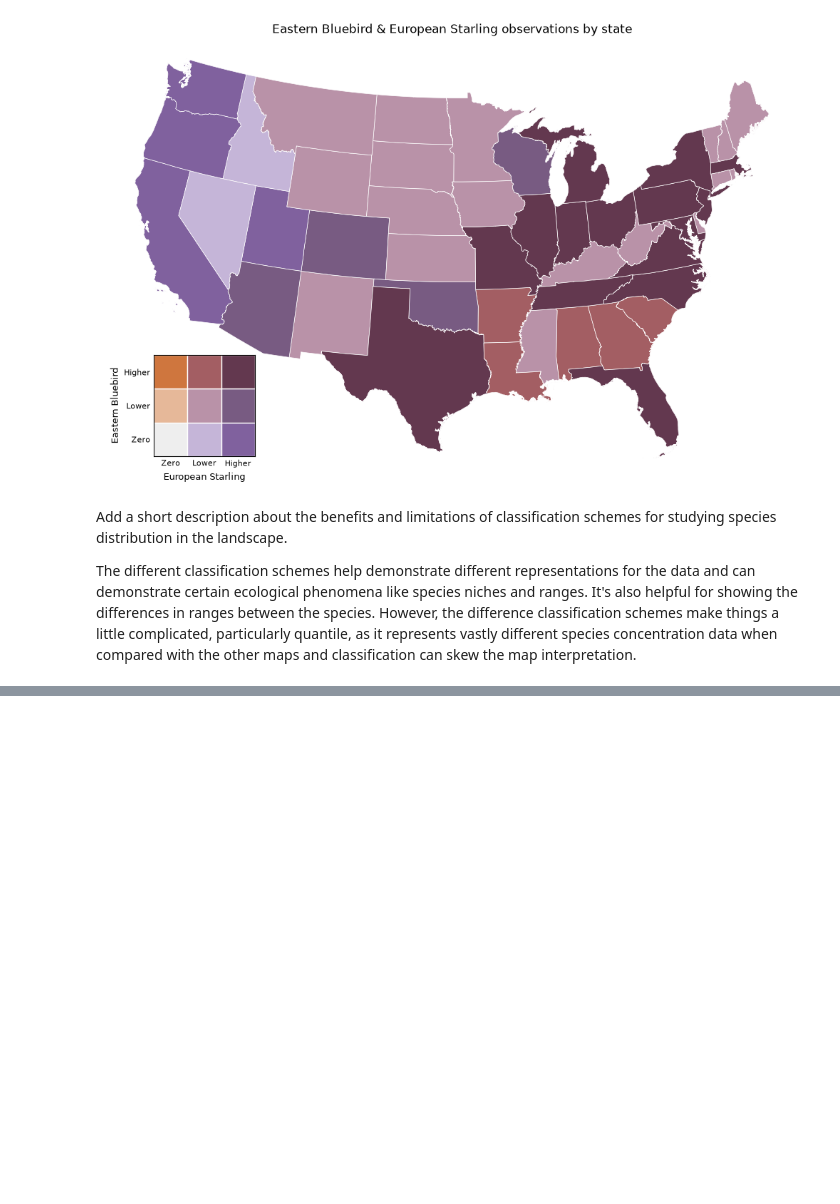
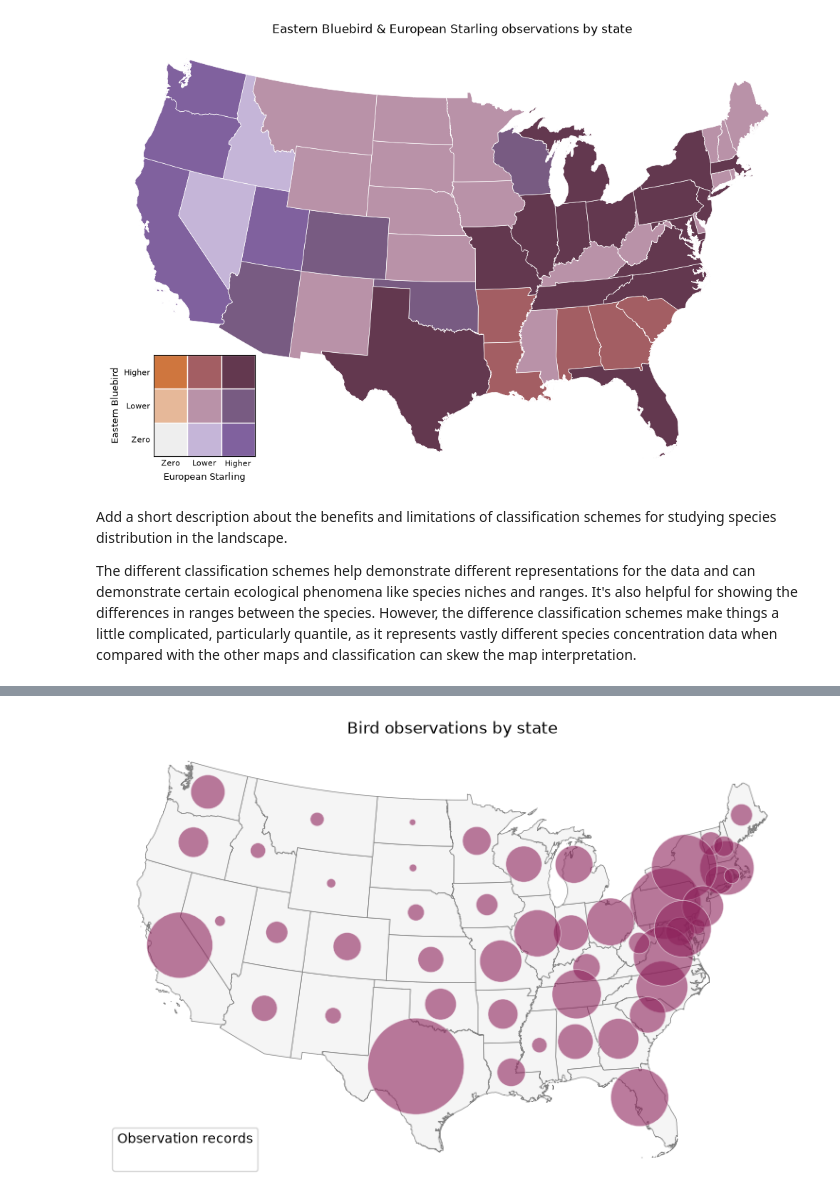
Before and after one commit to MarenKloempken/geog592-marenk, a Jupyter notebook: homework/week09/marenk-hw09.ipynb, the cells around one changed output, grey strips where cells are left out. Saved outputs shown, nothing was run; the diff lists cells and outputs as text; code cells hidden in the pictures; blank space fills up the shorter version.

```diff
--- a/homework/week09/marenk-hw09.ipynb
+++ b/homework/week09/marenk-hw09.ipynb
@@ -735,0 +734,40 @@ The different classification schemes help demonstrate different representations
+# %%
+def pointMap(ax):
+
+    # The state boundary map
+    state_map.plot(
+        ax=ax,
+        facecolor="whitesmoke",
+        edgecolor="gray",
+        linewidth=0.5
+    )
+
+
+    # The point map
+    ax.scatter(
+        centers.x,
+        centers.y,
+        s=state_map["total"], ## This is the magical line that is making a point map be a proportional size symbol
+        color="#8e235c",
+        alpha=0.6,
+        edgecolors="white",
+        linewidths=0.5
+    )
+
+
+    ax.legend(
+        title="Observation records",
+        loc="lower left",
+        labelspacing=1.5
+    )
+
+    ax.set_title("Bird observations by state")
+    ax.set_axis_off()
+
+    return ax
+
+fig, ax = plt.subplots(figsize=(12, 6))
+ax =  pointMap(ax)
+plt.show()
+# %% [output]
+[figure, added]
```
Also changed, not shown: parts of 12 cells of this notebook.
